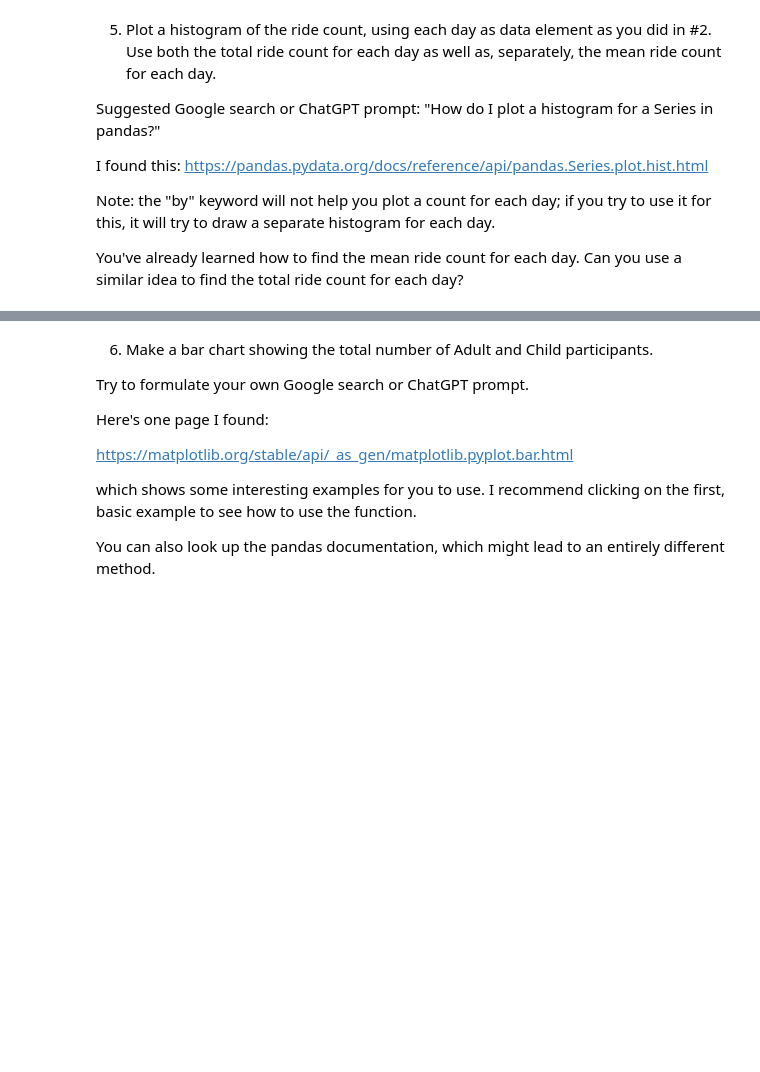
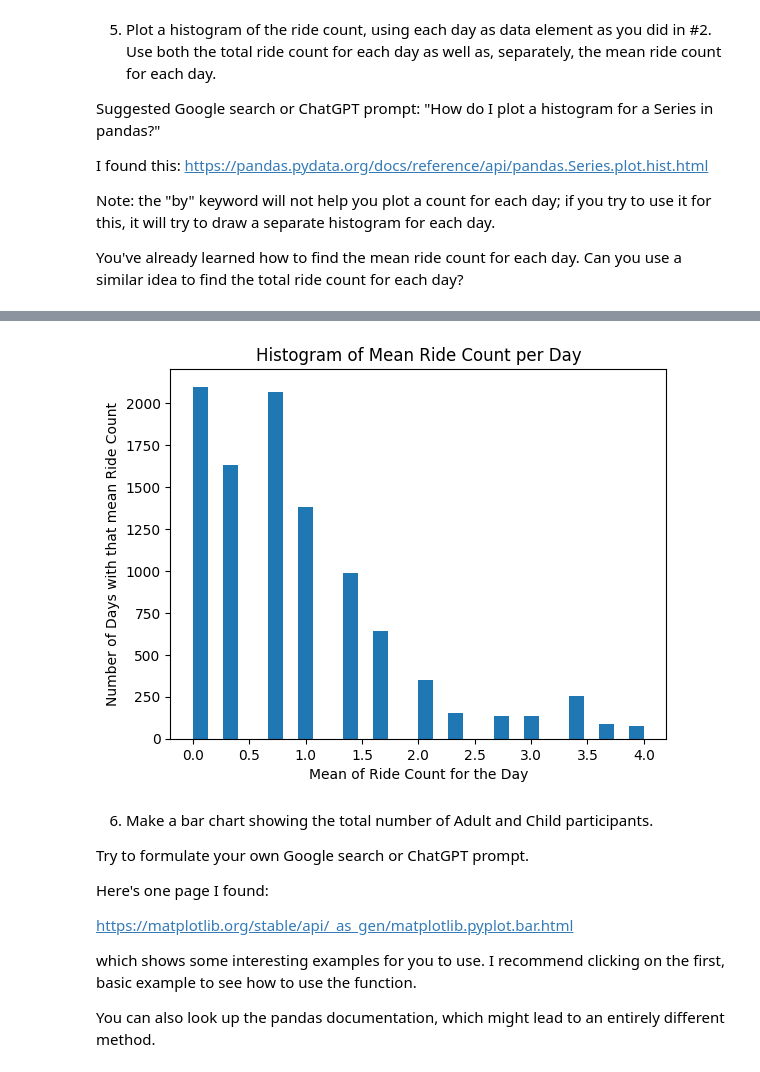
Before and after one commit to Haleymussary00/Module-B-semester-2, a Jupyter notebook: Week3.ipynb, the cells around one changed output, grey strips where cells are left out. Drawn from its saved outputs; the diff is of its cells as text; code cells hidden in the pictures; blank space fills up the shorter version.

```diff
--- a/Week3.ipynb
+++ b/Week3.ipynb
@@ -419,3 +431,14 @@ AttributeError: 'DataFrame' object has no attribute 'groupy'
+# %%
+# Plot the mean per day
+
+plt.figure()
+plt.hist(mean_per_day, bins=30)
+plt.title("Histogram of Mean Ride Count per Day")
+plt.xlabel("Mean of Ride Count for the Day")
+plt.ylabel("Number of Days with that mean Ride Count")
+plt.show()
+# %% [output]
+[figure, added]
 # %% [markdown]
 6. Make a bar chart showing the total number of Adult and Child participants.
 
```
Also changed, not shown: parts of 4 cells of this notebook.
